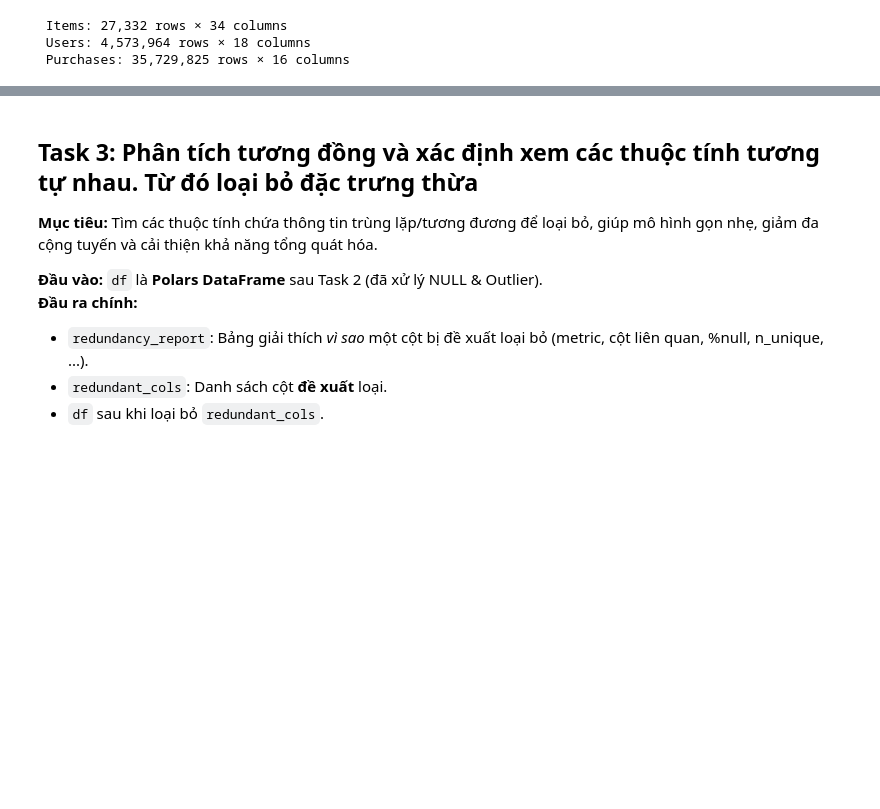
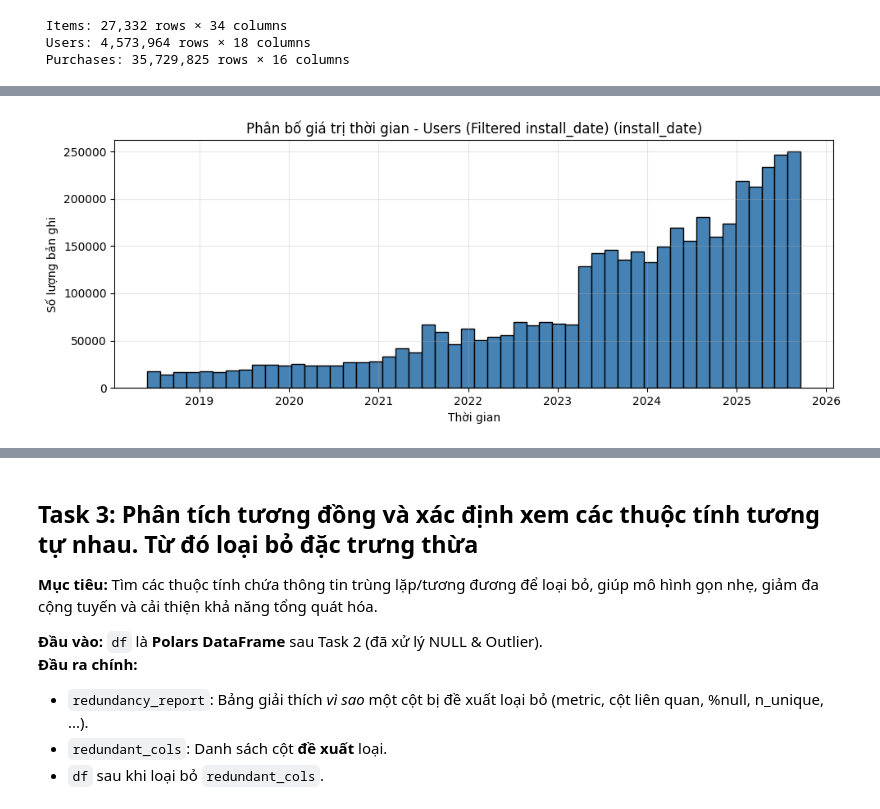
Before and after one commit to nbazo06/DoAnCS116, a Jupyter notebook: recommendation dataset/DoAnPreProcessing.ipynb, the cells around one changed output, grey strips where cells are left out. Drawn from its saved outputs; the diff is of its cells as text; code cells hidden in the pictures; blank space fills up the shorter version.

```diff
--- a/recommendation dataset/DoAnPreProcessing.ipynb
+++ b/recommendation dataset/DoAnPreProcessing.ipynb
@@ -224,0 +276,16 @@ last_sync_date
+# %%
+import pandas as pd
+
+# Chuyển cột install_date sang pandas datetime
+ts = pd.to_datetime(users_df["install_date"].to_pandas(), unit='s', errors='coerce').dropna()
+
+# Tính ngưỡng phân vị
+q1, q99 = ts.quantile(0.01), ts.quantile(0.99)
+print("Khoảng hợp lệ:", q1, "→", q99)
+
+# Lọc theo khoảng
+users_filtered = users_df.with_columns(
+    pl.col("install_date").map_elements(
+        lambda x: int(x) if q1.timestamp() <= x <= q99.timestamp() else None
+    ).alias("install_date")
+).drop_nulls("install_date")
@@ -224,0 +294,4 @@ last_sync_date
+# %%
+plot_timestamp_distribution(users_filtered, "install_date", "Users (Filtered install_date)")
+# %% [output]
+[figure, added]
```
Also changed, not shown: parts of 16 cells of this notebook.
